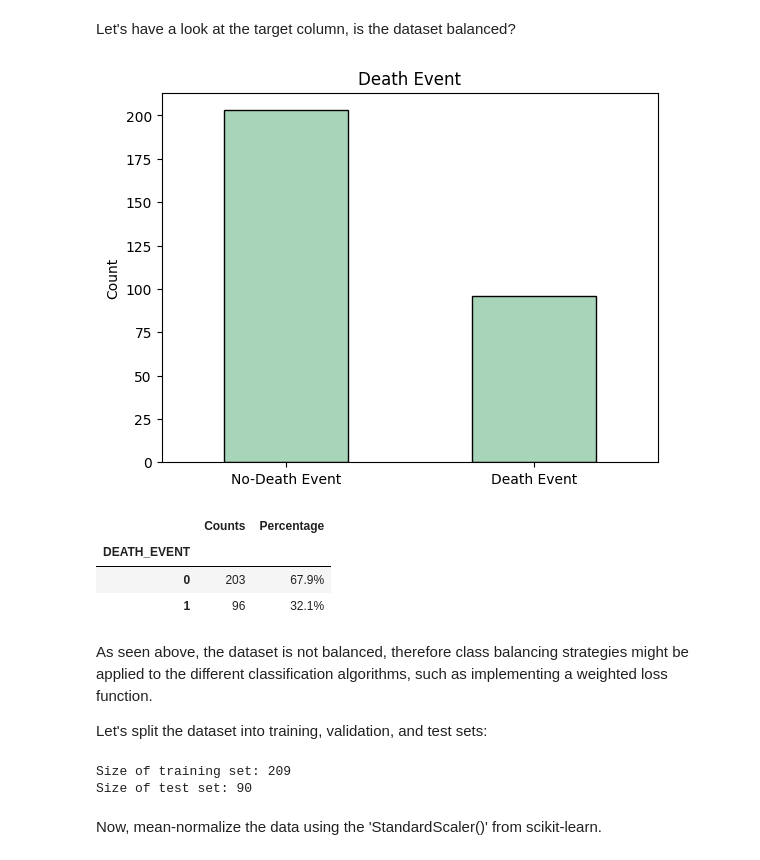
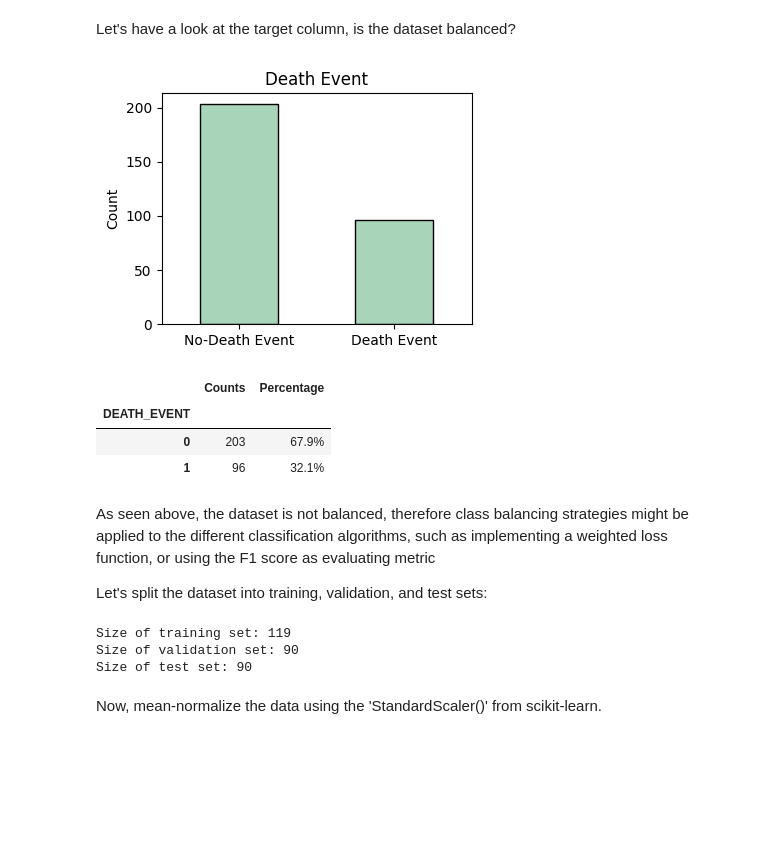
Before and after one commit to dyaang/AI-in-Healthcare-Portfolio, a Jupyter notebook: Heart Failure Prediction/heart_failure_prediction.ipynb, the cells around one changed output. Saved outputs shown, nothing was run; the diff lists cells and outputs as text; code cells hidden in the pictures; blank space fills up the shorter version.

```diff
--- a/Heart Failure Prediction/heart_failure_prediction.ipynb
+++ b/Heart Failure Prediction/heart_failure_prediction.ipynb
@@ -201,38 +206,44 @@ data.head()
 Let's have a look at the target column, is the dataset balanced?
 # %%
 # Getting the count and percentage column by using target column
+plt.figure(figsize=(4, 3))
 data.DEATH_EVENT.value_counts().sort_index().plot(kind='bar',
                                                   color='#A8D5BA',
                                                   edgecolor='black')
 plt.xlabel('')
 plt.ylabel('Count')
 plt.title('Death Event')
 plt.xticks([0, 1], ['No-Death Event', 'Death Event'], rotation=0)
 plt.show()
 
 counts = data.DEATH_EVENT.value_counts()
 percentage = data.DEATH_EVENT.value_counts(normalize=True).mul(100).round(1).astype(str) + '%'
 pd.DataFrame({'Counts':counts,'Percentage': percentage})
 # %% [output]
-[figure, old version]
+[figure, new version]
 |  | Counts | Percentage |
 | DEATH_EVENT |  |  |
 | 0 | 203 | 67.9% |
 | 1 | 96 | 32.1% |
 # %% [markdown]
-As seen above, the dataset is not balanced, therefore class balancing strategies might be applied to the different classification algorithms, such as implementing a weighted loss function.
+As seen above, the dataset is not balanced, therefore class balancing strategies might be applied to the different classification algorithms, such as implementing a weighted loss function, or using the F1 score as evaluating metric
 
 Let's split the dataset into training, validation, and test sets:
 # %%
 data_x = data.drop('DEATH_EVENT', axis = 1)
 data_y = data.loc[:,'DEATH_EVENT']
 
-X_train, X_test, y_train, y_test = sklearn.model_selection.train_test_split(data_x,data_y, test_size= 0.30, random_state = 1911)
+X_dev, X_test, y_dev, y_test = sklearn.model_selection.train_test_split(data_x, data_y, test_size= 0.30, random_state = 1911)
+
+X_train, X_val, y_train, y_val = sklearn.model_selection.train_test_split(X_dev, y_dev, test_size= len(X_test)/len(X_dev), random_state = 1911)
+
 
 print('Size of training set:', len(X_train))
+print('Size of validation set:', len(X_val))
 print('Size of test set:', len(X_test))
 # %% [output]
-Size of training set: 209
+Size of training set: 119
+Size of validation set: 90
 Size of test set: 90
 # %% [markdown]
 Now, mean-normalize the data using the 'StandardScaler()' from scikit-learn.
```
Also changed, not shown: parts of 39 cells of this notebook.
